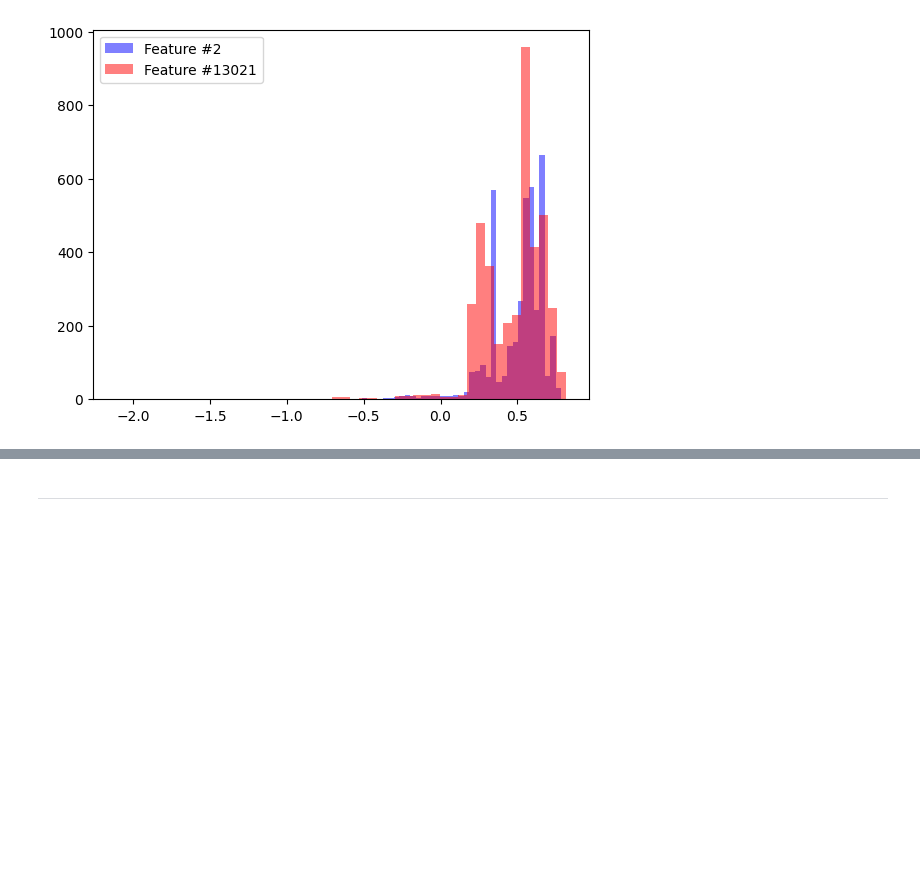
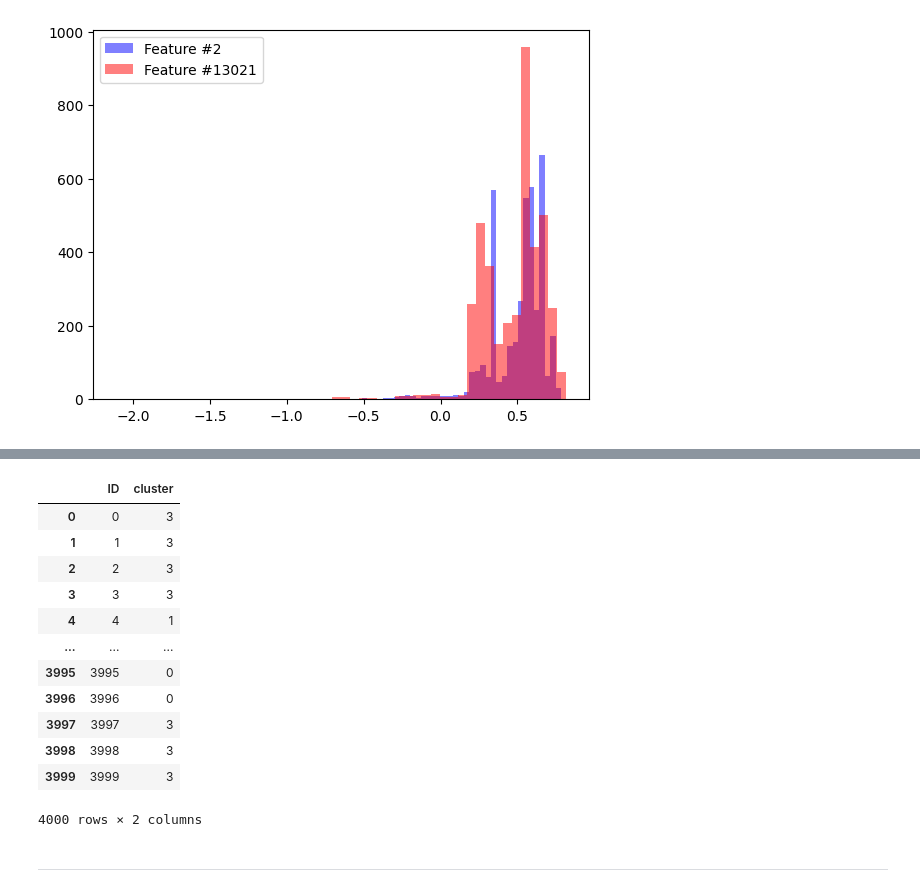
Before and after one commit to joonseren/TDT4172-Introduction-to-Machine-Learning, a Jupyter notebook: Assignment2/Chapter_2.ipynb, the cells around one changed output, grey strips where cells are left out. Drawn from its saved outputs; the diff is of its cells as text; code cells hidden in the pictures; blank space fills up the shorter version.

```diff
--- a/Assignment2/Chapter_2.ipynb
+++ b/Assignment2/Chapter_2.ipynb
@@ -384,3 +399,26 @@ TypeError: Feature names are only supported if all input features have string na
+# %%
+
+submission = pd.DataFrame({
+    "ID": np.arange(len(labels)),
+    "cluster": labels.astype(int)
+})
+
+submission
+submission.to_csv("submission.csv", index=False)
+# %% [output]
+|  | ID | cluster |
+| 0 | 0 | 3 |
+| 1 | 1 | 3 |
+| 2 | 2 | 3 |
+| 3 | 3 | 3 |
+| 4 | 4 | 1 |
+| ... | ... | ... |
+| 3995 | 3995 | 0 |
+| 3996 | 3996 | 0 |
+| 3997 | 3997 | 3 |
+| 3998 | 3998 | 3 |
+| 3999 | 3999 | 3 |
+4000 rows × 2 columns
 # %% [markdown]
 ---
 # %%
```
Also changed, not shown: parts of 3 cells of this notebook, 1 other file.
